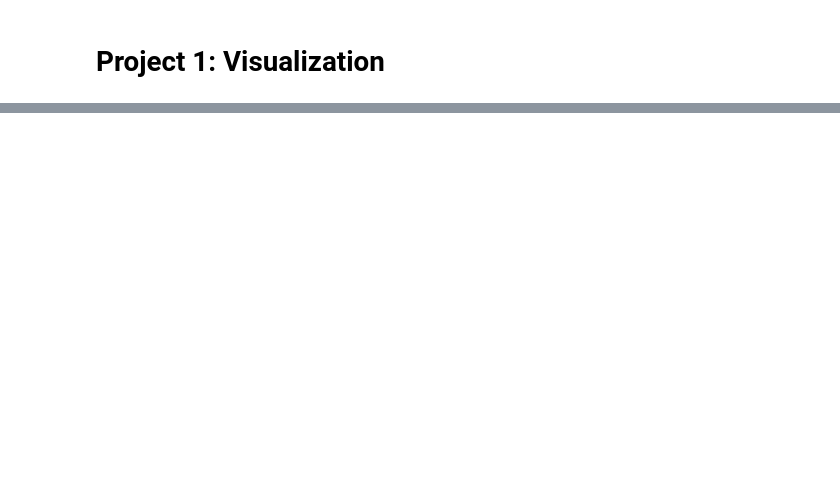
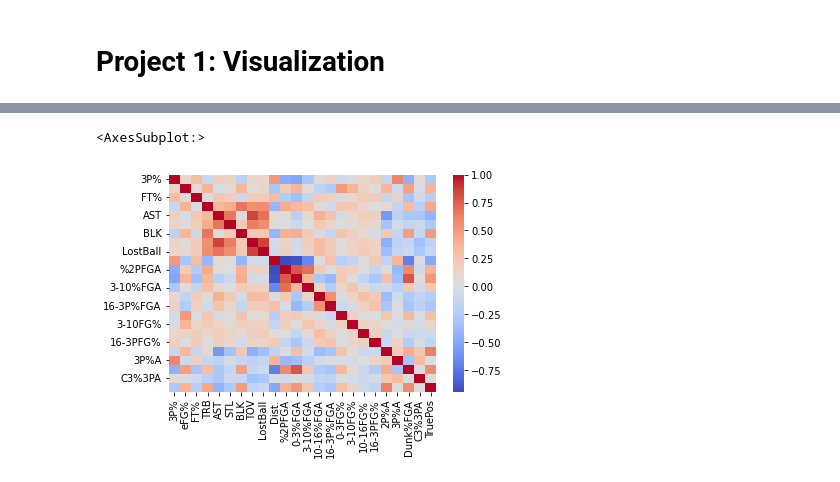
Before and after one commit to ofiore/BasketballClusteringCSE5825, a Jupyter notebook: Project1.ipynb, the cells around one changed output, grey strips where cells are left out. Cells and saved outputs as stored; diff of their text form; code cells hidden in the pictures; blank space fills up the shorter version.

```diff
--- a/Project1.ipynb
+++ b/Project1.ipynb
@@ -149,3 +187,9 @@ ax.set_aspect('equal')
+# %%
+corr_df=normalized_df.corr()
+sns.heatmap(corr_df, cmap='coolwarm')
+# %% [output]
+<AxesSubplot:>
+[figure, added]
 # %%
 #code for removing duplicates and adding TOT
 new_df=df[df['Tm']=='TOT']
```
Also changed, not shown: parts of 12 cells of this notebook, 3 other files.
